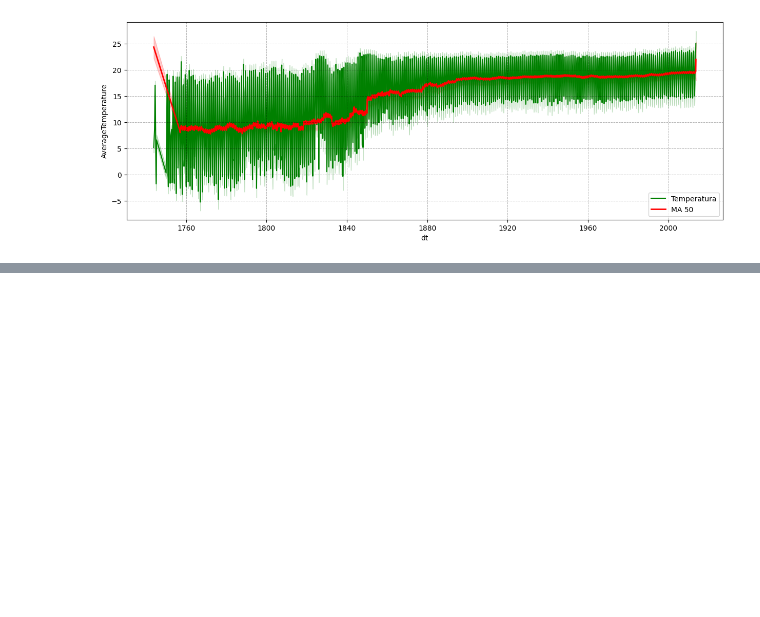
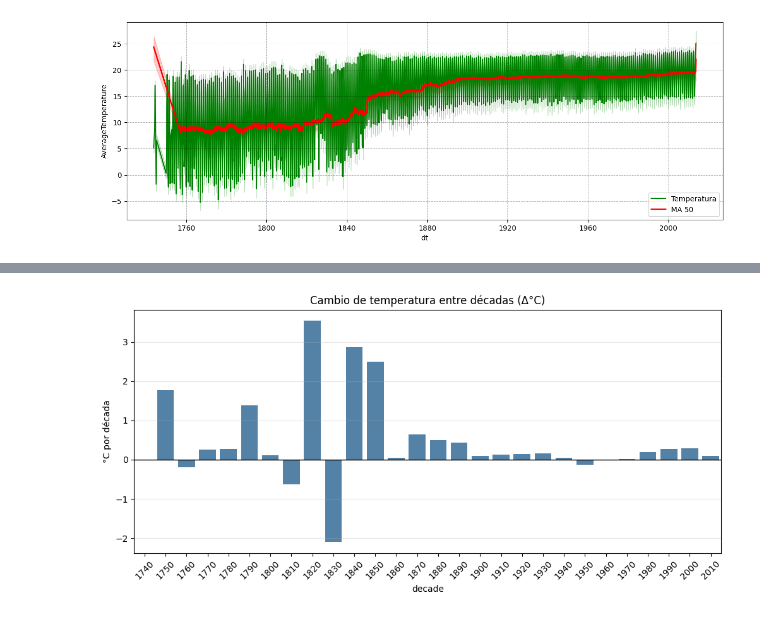
Before and after one commit to didimape/global_temperature_analysis, a Jupyter notebook: temperaturaGlobal.ipynb, the cells around one changed output, grey strips where cells are left out. Cells and saved outputs as stored; diff of their text form; code cells hidden in the pictures; blank space fills up the shorter version.

```diff
--- a/temperaturaGlobal.ipynb
+++ b/temperaturaGlobal.ipynb
@@ -176,0 +244,12 @@ plt.show()
+# %%
+plt.figure(figsize=(12,5))
+
+sns.barplot(x=decadal_change.index, y=decadal_change.values, color="steelblue")
+
+plt.axhline(0, color="black", linewidth=1)
+plt.xticks(rotation=45)
+plt.title("Cambio de temperatura entre décadas (Δ°C)")
+plt.ylabel("°C por década")
+plt.grid(True, axis="y", alpha=0.3)
+# %% [output]
+[figure, added]
```
Also changed, not shown: parts of 20 cells of this notebook, 1 other file.
